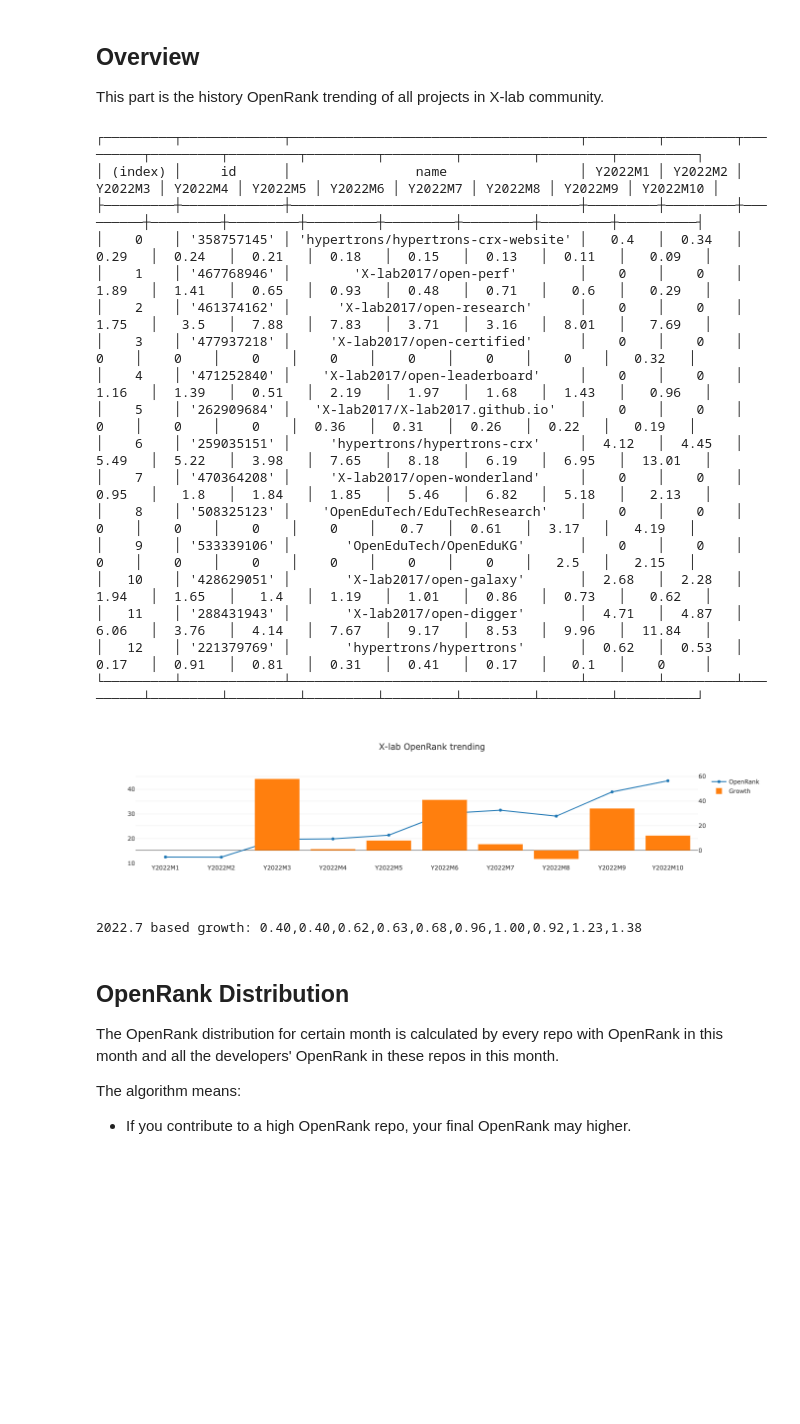
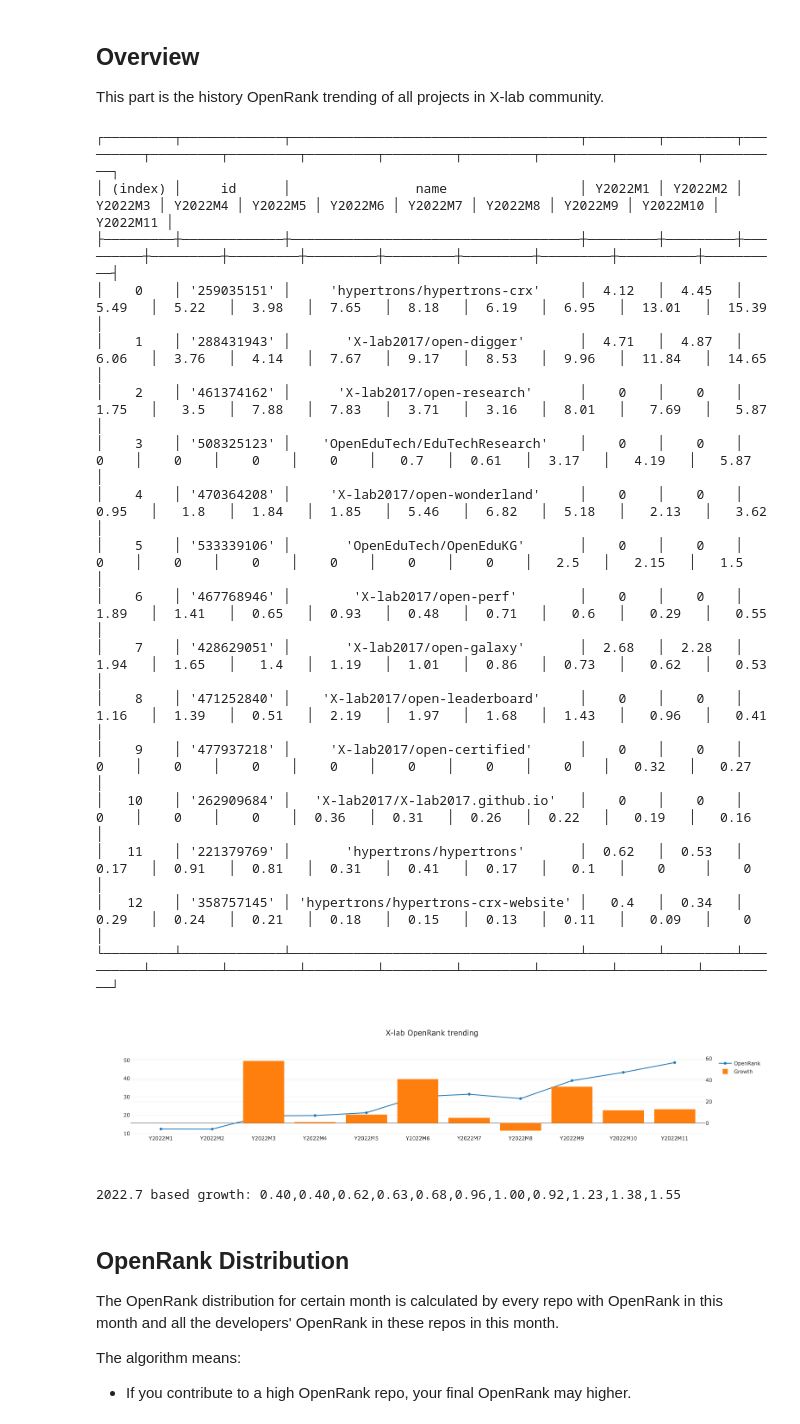
Before and after one commit to X-lab2017/open-digger, a Jupyter notebook: notebook/community_analysis/xlab.ipynb, the cells around one changed output. Saved outputs shown, nothing was run; the diff lists cells and outputs as text; code cells hidden in the pictures; blank space fills up the shorter version.

```diff
--- a/notebook/community_analysis/xlab.ipynb
+++ b/notebook/community_analysis/xlab.ipynb
@@ -24,49 +24,49 @@ This part is the history OpenRank trending of all projects in X-lab community.
 # %%
 openDigger.index.openrank.getRepoOpenrank({
     repoIds: [288431943, 470364208, 467768946, 461374162, 471252840, 477937218, 428629051, 262909684, 221379769, 259035151, 358757145, 502755745, 508325123, 533339106],
     startYear, startMonth,
     endYear, endMonth, percision: 2,
-    groupTimeRange: 'month', limit: -1,
+    groupTimeRange: 'month', limit: -1, order: 'DESC',
 }).then(data => {
     var x = [], v = [], g = []; g.push(0);
     forEveryMonth((y, m, index) => {
         var key = `Y${y}M${m}`;
         x.push(key); v.push(0);
         data.forEach(row => { v[index] += (row.openrank[index] ? row.openrank[index] : 0); row[key] = row.openrank[index] ? row.openrank[index] : 0; });
         if (index > 0) g.push(Math.ceil((v[index]-v[index-1])*100/v[index-1]));
     });
     data.forEach(row => { delete row.openrank; delete row.org; });
     console.table(data);
     openDigger.render.plotly([
         { x, y: v, type: 'scatter', name: 'OpenRank' },
         { x, y: g, type: 'bar', yaxis: 'y2', name: 'Growth'}
     ], {
         title: 'X-lab OpenRank trending',
         yaxis2: { overlaying: 'y', side: 'right' }
     });
     console.log(`2022.7 based growth: ${v.map(i => (i/v[6]).toFixed(2))}`);
     fs.writeFileSync('all_data.json', JSON.stringify(data));
 });
 # %% [output]
-┌─────────┬─────────────┬─────────────────────────────────────┬─────────┬─────────┬─────────┬─────────┬─────────┬─────────┬─────────┬─────────┬─────────┬──────────┐
-│ (index) │     id      │                name                 │ Y2022M1 │ Y2022M2 │ Y2022M3 │ Y2022M4 │ Y2022M5 │ Y2022M6 │ Y2022M7 │ Y2022M8 │ Y2022M9 │ Y2022M10 │
-├─────────┼─────────────┼─────────────────────────────────────┼─────────┼─────────┼─────────┼─────────┼─────────┼─────────┼─────────┼─────────┼─────────┼──────────┤
-│    0    │ '358757145' │ 'hypertrons/hypertrons-crx-website' │   0.4   │  0.34   │  0.29   │  0.24   │  0.21   │  0.18   │  0.15   │  0.13   │  0.11   │   0.09   │
-│    1    │ '467768946' │        'X-lab2017/open-perf'        │    0    │    0    │  1.89   │  1.41   │  0.65   │  0.93   │  0.48   │  0.71   │   0.6   │   0.29   │
-│    2    │ '461374162' │      'X-lab2017/open-research'      │    0    │    0    │  1.75   │   3.5   │  7.88   │  7.83   │  3.71   │  3.16   │  8.01   │   7.69   │
-│    3    │ '477937218' │     'X-lab2017/open-certified'      │    0    │    0    │    0    │    0    │    0    │    0    │    0    │    0    │    0    │   0.32   │
-│    4    │ '471252840' │    'X-lab2017/open-leaderboard'     │    0    │    0    │  1.16   │  1.39   │  0.51   │  2.19   │  1.97   │  1.68   │  1.43   │   0.96   │
-│    5    │ '262909684' │   'X-lab2017/X-lab2017.github.io'   │    0    │    0    │    0    │    0    │    0    │  0.36   │  0.31   │  0.26   │  0.22   │   0.19   │
-│    6    │ '259035151' │     'hypertrons/hypertrons-crx'     │  4.12   │  4.45   │  5.49   │  5.22   │  3.98   │  7.65   │  8.18   │  6.19   │  6.95   │  13.01   │
-│    7    │ '470364208' │     'X-lab2017/open-wonderland'     │    0    │    0    │  0.95   │   1.8   │  1.84   │  1.85   │  5.46   │  6.82   │  5.18   │   2.13   │
-│    8    │ '508325123' │    'OpenEduTech/EduTechResearch'    │    0    │    0    │    0    │    0    │    0    │    0    │   0.7   │  0.61   │  3.17   │   4.19   │
-│    9    │ '533339106' │       'OpenEduTech/OpenEduKG'       │    0    │    0    │    0    │    0    │    0    │    0    │    0    │    0    │   2.5   │   2.15   │
-│   10    │ '428629051' │       'X-lab2017/open-galaxy'       │  2.68   │  2.28   │  1.94   │  1.65   │   1.4   │  1.19   │  1.01   │  0.86   │  0.73   │   0.62   │
-│   11    │ '288431943' │       'X-lab2017/open-digger'       │  4.71   │  4.87   │  6.06   │  3.76   │  4.14   │  7.67   │  9.17   │  8.53   │  9.96   │  11.84   │
-│   12    │ '221379769' │       'hypertrons/hypertrons'       │  0.62   │  0.53   │  0.17   │  0.91   │  0.81   │  0.31   │  0.41   │  0.17   │   0.1   │    0     │
-└─────────┴─────────────┴─────────────────────────────────────┴─────────┴─────────┴─────────┴─────────┴─────────┴─────────┴─────────┴─────────┴─────────┴──────────┘
+┌─────────┬─────────────┬─────────────────────────────────────┬─────────┬─────────┬─────────┬─────────┬─────────┬─────────┬─────────┬─────────┬─────────┬──────────┬──────────┐
+│ (index) │     id      │                name                 │ Y2022M1 │ Y2022M2 │ Y2022M3 │ Y2022M4 │ Y2022M5 │ Y2022M6 │ Y2022M7 │ Y2022M8 │ Y2022M9 │ Y2022M10 │ Y2022M11 │
+├─────────┼─────────────┼─────────────────────────────────────┼─────────┼─────────┼─────────┼─────────┼─────────┼─────────┼─────────┼─────────┼─────────┼──────────┼──────────┤
+│    0    │ '259035151' │     'hypertrons/hypertrons-crx'     │  4.12   │  4.45   │  5.49   │  5.22   │  3.98   │  7.65   │  8.18   │  6.19   │  6.95   │  13.01   │  15.39   │
+│    1    │ '288431943' │       'X-lab2017/open-digger'       │  4.71   │  4.87   │  6.06   │  3.76   │  4.14   │  7.67   │  9.17   │  8.53   │  9.96   │  11.84   │  14.65   │
+│    2    │ '461374162' │      'X-lab2017/open-research'      │    0    │    0    │  1.75   │   3.5   │  7.88   │  7.83   │  3.71   │  3.16   │  8.01   │   7.69   │   5.87   │
+│    3    │ '508325123' │    'OpenEduTech/EduTechResearch'    │    0    │    0    │    0    │    0    │    0    │    0    │   0.7   │  0.61   │  3.17   │   4.19   │   5.87   │
+│    4    │ '470364208' │     'X-lab2017/open-wonderland'     │    0    │    0    │  0.95   │   1.8   │  1.84   │  1.85   │  5.46   │  6.82   │  5.18   │   2.13   │   3.62   │
+│    5    │ '533339106' │       'OpenEduTech/OpenEduKG'       │    0    │    0    │    0    │    0    │    0    │    0    │    0    │    0    │   2.5   │   2.15   │   1.5    │
+│    6    │ '467768946' │        'X-lab2017/open-perf'        │    0    │    0    │  1.89   │  1.41   │  0.65   │  0.93   │  0.48   │  0.71   │   0.6   │   0.29   │   0.55   │
+│    7    │ '428629051' │       'X-lab2017/open-galaxy'       │  2.68   │  2.28   │  1.94   │  1.65   │   1.4   │  1.19   │  1.01   │  0.86   │  0.73   │   0.62   │   0.53   │
+│    8    │ '471252840' │    'X-lab2017/open-leaderboard'     │    0    │    0    │  1.16   │  1.39   │  0.51   │  2.19   │  1.97   │  1.68   │  1.43   │   0.96   │   0.41   │
+│    9    │ '477937218' │     'X-lab2017/open-certified'      │    0    │    0    │    0    │    0    │    0    │    0    │    0    │    0    │    0    │   0.32   │   0.27   │
+│   10    │ '262909684' │   'X-lab2017/X-lab2017.github.io'   │    0    │    0    │    0    │    0    │    0    │  0.36   │  0.31   │  0.26   │  0.22   │   0.19   │   0.16   │
+│   11    │ '221379769' │       'hypertrons/hypertrons'       │  0.62   │  0.53   │  0.17   │  0.91   │  0.81   │  0.31   │  0.41   │  0.17   │   0.1   │    0     │    0     │
+│   12    │ '358757145' │ 'hypertrons/hypertrons-crx-website' │   0.4   │  0.34   │  0.29   │  0.24   │  0.21   │  0.18   │  0.15   │  0.13   │  0.11   │   0.09   │    0     │
+└─────────┴─────────────┴─────────────────────────────────────┴─────────┴─────────┴─────────┴─────────┴─────────┴─────────┴─────────┴─────────┴─────────┴──────────┴──────────┘
-[figure, old version]
+[figure, new version]
-2022.7 based growth: 0.40,0.40,0.62,0.63,0.68,0.96,1.00,0.92,1.23,1.38
+2022.7 based growth: 0.40,0.40,0.62,0.63,0.68,0.96,1.00,0.92,1.23,1.38,1.55
 # %% [markdown]
 ## OpenRank Distribution
 
```
Also changed, not shown: parts of 4 cells of this notebook.
